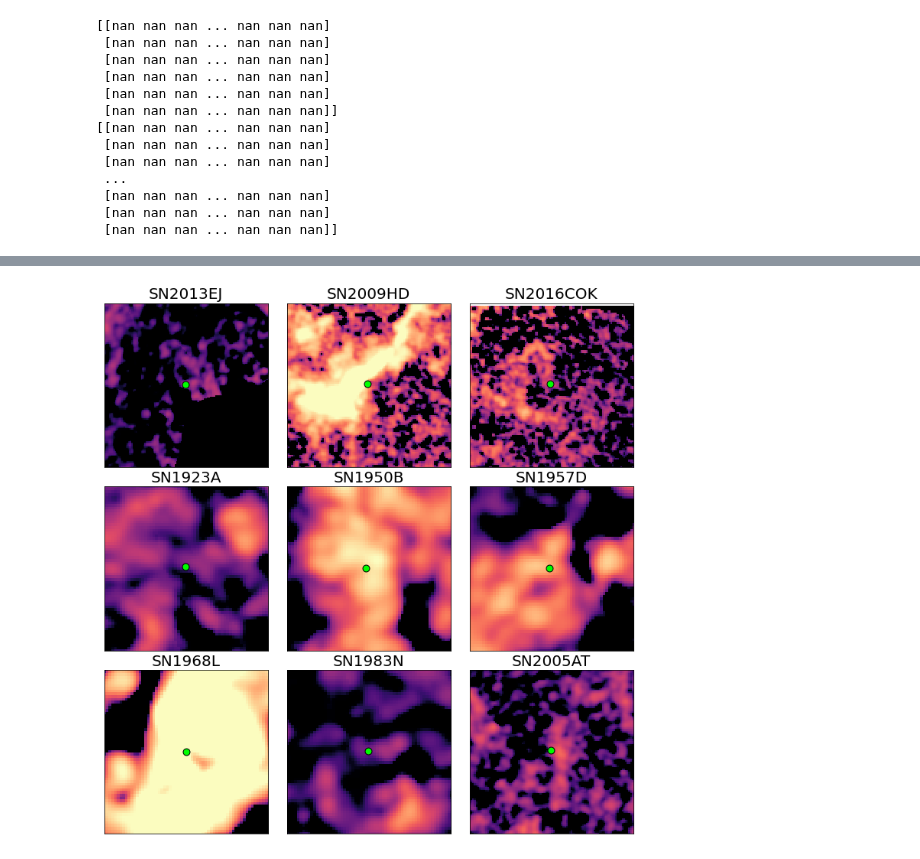
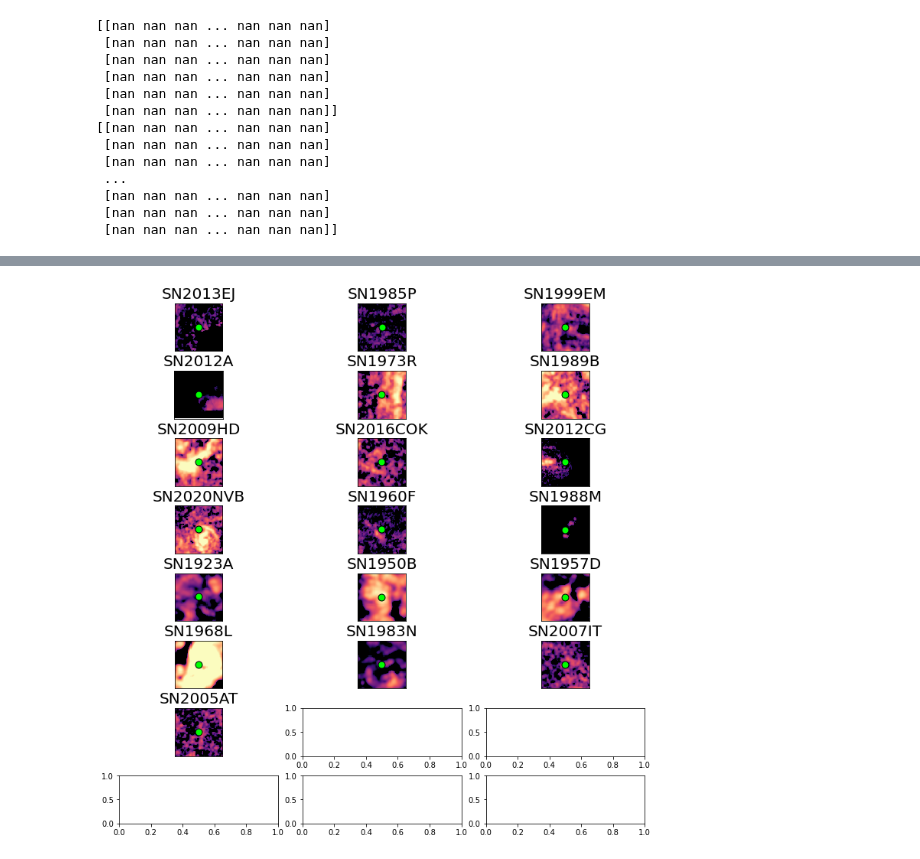
Before and after one commit to NessMayker/SNeCO, a Jupyter notebook: Code/3.3c_60pc_Zooms.ipynb, the cells around one changed output, grey strips where cells are left out. Drawn from its saved outputs; the diff is of its cells as text; code cells hidden in the pictures.

```diff
--- a/Code/3.3c_60pc_Zooms.ipynb
+++ b/Code/3.3c_60pc_Zooms.ipynb
@@ -25,7 +25,7 @@ SNe      = SNe_Gal_Data["SN_name"]
 SNeCheck = database["SN_name"]
 SNRs     = database["pc150SNR"]
 
-for i in range(len(database)):
-    print(SNe[i], SNeCheck[i], SNRs[i])
+# for i in range(len(database)):
+#     print(SNe[i], SNeCheck[i], SNRs[i])
 
-print(database["SN_name"][0:3],database["pc150SNR"][0:3])
+# print(database["SN_name"][0:3],database["pc150SNR"][0:3])
@@ -54,5 +36,5 @@ SN1935C SN1964F 1.8292887432713723
 galData = unique(SNe_Gal_Data,"galaxy")
 gals, telOrient = galData["galaxy"], galData["telOrient"]
 
-# for i in range(len(gals)):
-#     print(gals[i], telOrient[i])
+for i in range(len(gals)):
+    print(gals[i], telOrient[i])
@@ -63,7 +63,7 @@ def fileStr(galaxy, telOrient, res, mapType="img"):
     if galaxy ==  "ngc0628":
         telOrient = "12m+7m"
     if galaxy == "ngc3627":
-        telOrient = "2_12m+7m"
+        telOrient = "12m+7m+tp"
     if galaxy == "ngc5236":
         telOrient = "12m+7m"
     if galaxy =="ngc6744":
@@ -77,6 +77,8 @@ def fileStr(galaxy, telOrient, res, mapType="img"):
 for i in range(len(gals)):
     pc60FileList.append(fileStr(gals[i], telOrient[i], 60))
     pc60errFile.append(fileStr(gals[i], telOrient[i], 60, mapType="err"))
+    pc90FileList.append(fileStr(gals[i], telOrient[i], 90))
+    pc90errFile.append(fileStr(gals[i], telOrient[i], 90, mapType="err"))
 # %%
 # group each galaxy's SNe data
 
@@ -182,7 +234,7 @@ def getPlotStuff(gal, image, error, names, types, ras, decs, dists, SNRs):
 # %%
 # set up 60pc plots, wcs information, and make sigma maps for contours.
 
-plots60, sigma60, wcss60, hdus60, beamsizes60, plotAspect60, ppb60, corner60, SNnames, SNtypes, SNras, SNdecs, SNgals, cdelts, samDists, isDetection = getPlotStuff(gals, images60, err60, name, types, ras, decs, dists, SNR150)
+plots60, sigma60, wcss60, hdus60, beamsizes60, plotAspect60, ppb60, corner60, SNnames, SNtypes, SNras, SNdecs, SNgals, cdelts, samDists, isDetection = getPlotStuff(gals, images60, err60, images90, err90, name, types, ras, decs, dists, SNR150)
 
 print(SNnames)
 # %% [output]
@@ -282,22 +332,22 @@ print(SNnames)
 # %%
 
 halfBox = 0.00416667 # 15'' in degrees
-numSNe = 9
+numSNe = 22
 m,n,p =0,0,0 # plot counters for total number, rows, columns
 PLOTS_PER_ROW = 3
 fig, axs = plt.subplots(math.ceil(numSNe/PLOTS_PER_ROW),PLOTS_PER_ROW, figsize=(10, 10))
 
 #for i in range(0,numSNe): # counter to count total plots
 for j in range(len(SNgals)): # counter to count galaxy maps
-    if  len(SNras[j]) > 1:
-        for k in range(len(SNras[j])): # counter to count number of SN in each galaxy
+#     if  len(SNras[j]) > 1:
+#         for k in range(len(SNras[j])): # counter to count number of SN in each galaxy
 
-            SNraStart  = SNras[j][k]  -  halfBox / np.cos(SNdecs[j][k] * np.pi/180)
-            SNraEnd    = SNras[j][k]  +  halfBox / np.cos(SNdecs[j][k] * np.pi/180)
-            SNdecStart = SNdecs[j][k] -  halfBox
-            SNdecEnd   = SNdecs[j][k] +  halfBox
+            SNraStart  = SNras[j]  -  halfBox / np.cos(SNdecs[j] * np.pi/180)
+            SNraEnd    = SNras[j]  +  halfBox / np.cos(SNdecs[j] * np.pi/180)
+            SNdecStart = SNdecs[j] -  halfBox
+            SNdecEnd   = SNdecs[j] +  halfBox
 
-            xVal, yVal     = wcss60[j].wcs_world2pix(SNras[j][k],SNdecs[j][k],0)
+            xVal, yVal     = wcss60[j].wcs_world2pix(SNras[j],SNdecs[j],0)
             xStart, yStart = wcss60[j].wcs_world2pix(SNraStart, SNdecStart,0)
             xEnd, yEnd     = wcss60[j].wcs_world2pix(SNraEnd, SNdecEnd,0)
             xStart, xEnd, yStart, yEnd = int(xStart), int(xEnd), int(yStart), int(yEnd)
@@ -307,7 +357,7 @@ for j in range(len(SNgals)): # counter to count galaxy maps
             axs[m][n].imshow(logplot, cmap=current_cmap, aspect="equal", origin = "lower", interpolation = "nearest", vmin = -0.5, vmax = 2.0, zorder = 0)
             axs[m][n].set_ylim(yStart,yEnd)
             axs[m][n].set_xlim(xStart,xEnd)
-            axs[m][n].set_title(SNnames[j][k].upper(), fontsize=20)
+            axs[m][n].set_title(SNnames[j].upper(), fontsize=20)
             axs[m][n].set_xticks([])
             axs[m][n].set_yticks([])
             axs[m][n].scatter(xVal, yVal, color = "black", marker = "o", s = 60, zorder=2)
@@ -318,36 +368,36 @@ for j in range(len(SNgals)): # counter to count galaxy maps
                 m+=1
                 n=0
             p +=1
-    else:
-        SNraStart  = SNras[j][0]  -  halfBox / np.cos(SNdecs[j][0] * np.pi/180)
-        SNraEnd    = SNras[j][0]  +  halfBox / np.cos(SNdecs[j][0] * np.pi/180)
-        SNdecStart = SNdecs[j][0] -  halfBox
-        SNdecEnd   = SNdecs[j][0] +  halfBox
+#     else:
+#         SNraStart  = SNras[j][0]  -  halfBox / np.cos(SNdecs[j][0] * np.pi/180)
+#         SNraEnd    = SNras[j][0]  +  halfBox / np.cos(SNdecs[j][0] * np.pi/180)
+#         SNdecStart = SNdecs[j][0] -  halfBox
+#         SNdecEnd   = SNdecs[j][0] +  halfBox
 
-        xVal, yVal     = wcss60[j].wcs_world2pix(SNras[j][0],SNdecs[j][0],0)
-        (print(xVal,yVal))
-        xStart, yStart = wcss60[j].wcs_world2pix(SNraStart, SNdecStart,0)
-        xEnd, yEnd     = wcss60[j].wcs_world2pix(SNraEnd, SNdecEnd,0)
-        xStart, xEnd, yStart, yEnd = int(xStart), int(xEnd), int(yStart), int(yEnd)
-        print(xStart, xEnd, yStart, yEnd)
-        plot = plots60[j]#[xStart:xEnd][yStart:yEnd]
-        logplot = np.log10(plot)
+#         xVal, yVal     = wcss60[j].wcs_world2pix(SNras[j][0],SNdecs[j][0],0)
+#         (print(xVal,yVal))
+#         xStart, yStart = wcss60[j].wcs_world2pix(SNraStart, SNdecStart,0)
+#         xEnd, yEnd     = wcss60[j].wcs_world2pix(SNraEnd, SNdecEnd,0)
+#         xStart, xEnd, yStart, yEnd = int(xStart), int(xEnd), int(yStart), int(yEnd)
+#         print(xStart, xEnd, yStart, yEnd)
+#         plot = plots60[j]#[xStart:xEnd][yStart:yEnd]
+#         logplot = np.log10(plot)
 
-        axs[m][n].imshow(logplot, cmap=current_cmap, aspect="equal", origin = "lower", interpolation = "nearest", vmin = -0.5, vmax = 2.0, zorder = 0)
-        axs[m][n].set_ylim(yStart,yEnd)
-        axs[m][n].set_xlim(xStart,xEnd)
+#         axs[m][n].imshow(logplot, cmap=current_cmap, aspect="equal", origin = "lower", interpolation = "nearest", vmin = -0.5, vmax = 2.0, zorder = 0)
+#         axs[m][n].set_ylim(yStart,yEnd)
+#         axs[m][n].set_xlim(xStart,xEnd)
 
-        axs[m][n].set_title(SNnames[j][0].upper(), fontsize=20)
-        axs[m][n].set_xticks([])
-        axs[m][n].set_yticks([])
-        axs[m][n].scatter(xVal, yVal, color = "black", marker ="o", s = 60, zorder=2)
-        axs[m][n].scatter(xVal, yVal, color = "lime", marker = "o", s = 80, edgecolor="black",zorder = 2)
+#         axs[m][n].set_title(SNnames[j][0].upper(), fontsize=20)
+#         axs[m][n].set_xticks([])
+#         axs[m][n].set_yticks([])
+#         axs[m][n].scatter(xVal, yVal, color = "black", marker ="o", s = 60, zorder=2)
+#         axs[m][n].scatter(xVal, yVal, color = "lime", marker = "o", s = 80, edgecolor="black",zorder = 2)
 
-        n+=1
-        if n%PLOTS_PER_ROW==0:
-            m+=1
-            n=0
-        p +=1
+#         n+=1
+#         if n%PLOTS_PER_ROW==0:
+#             m+=1
+#             n=0
+#         p +=1
 
 plt.tight_layout(pad=0.1, w_pad=0.1, h_pad=0.1)
 plt.show()
@@ -360,4 +406,4 @@ fig.savefig("../Figures/Zooms_60pc.png", dpi=300)
-[figure, old version]
+[figure, new version]
 # %%
 # Next draw out the spheres of influence
 def findAngSize(sphere, dist):
```
Also changed, not shown: parts of 13 cells of this notebook, 5 other files.
